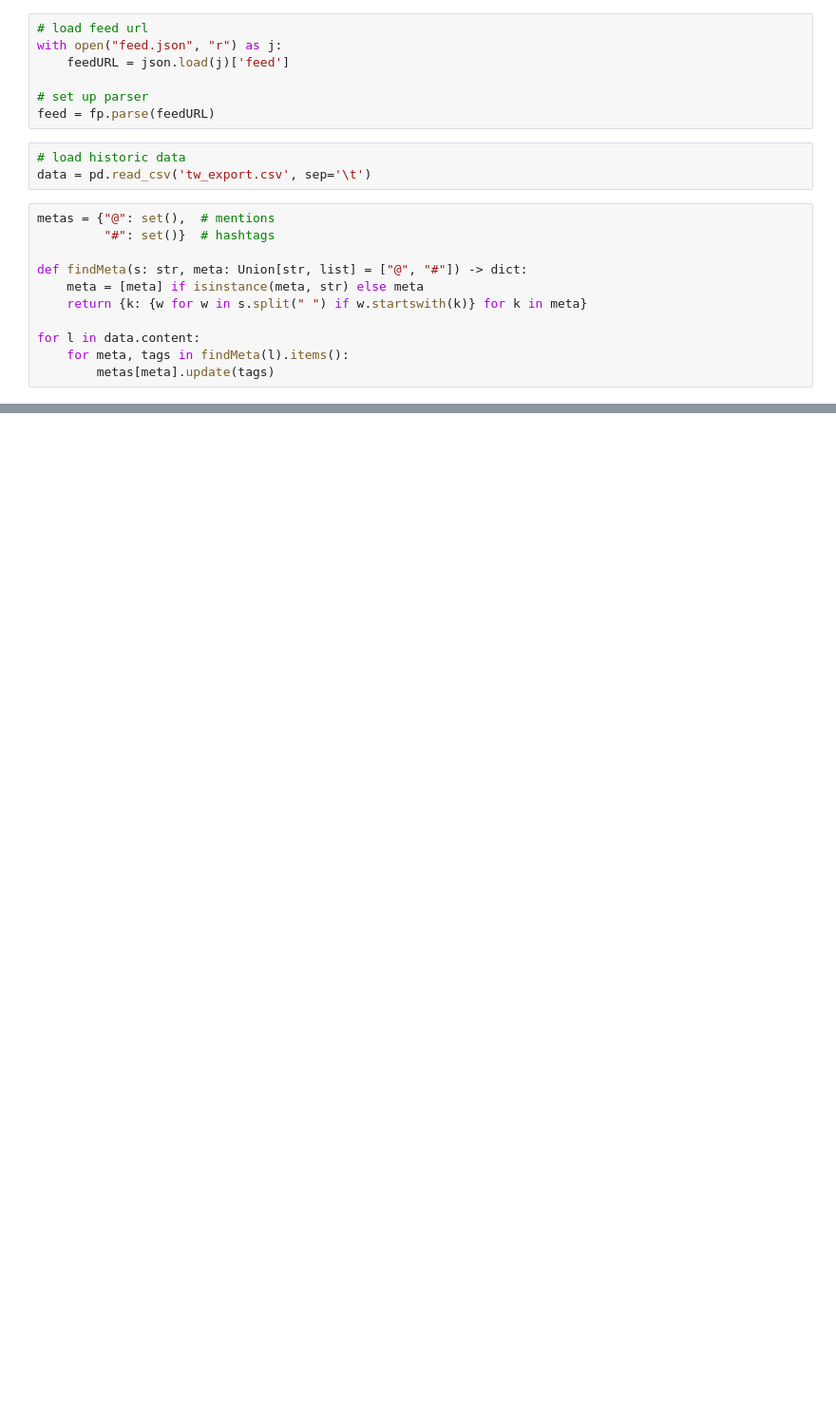
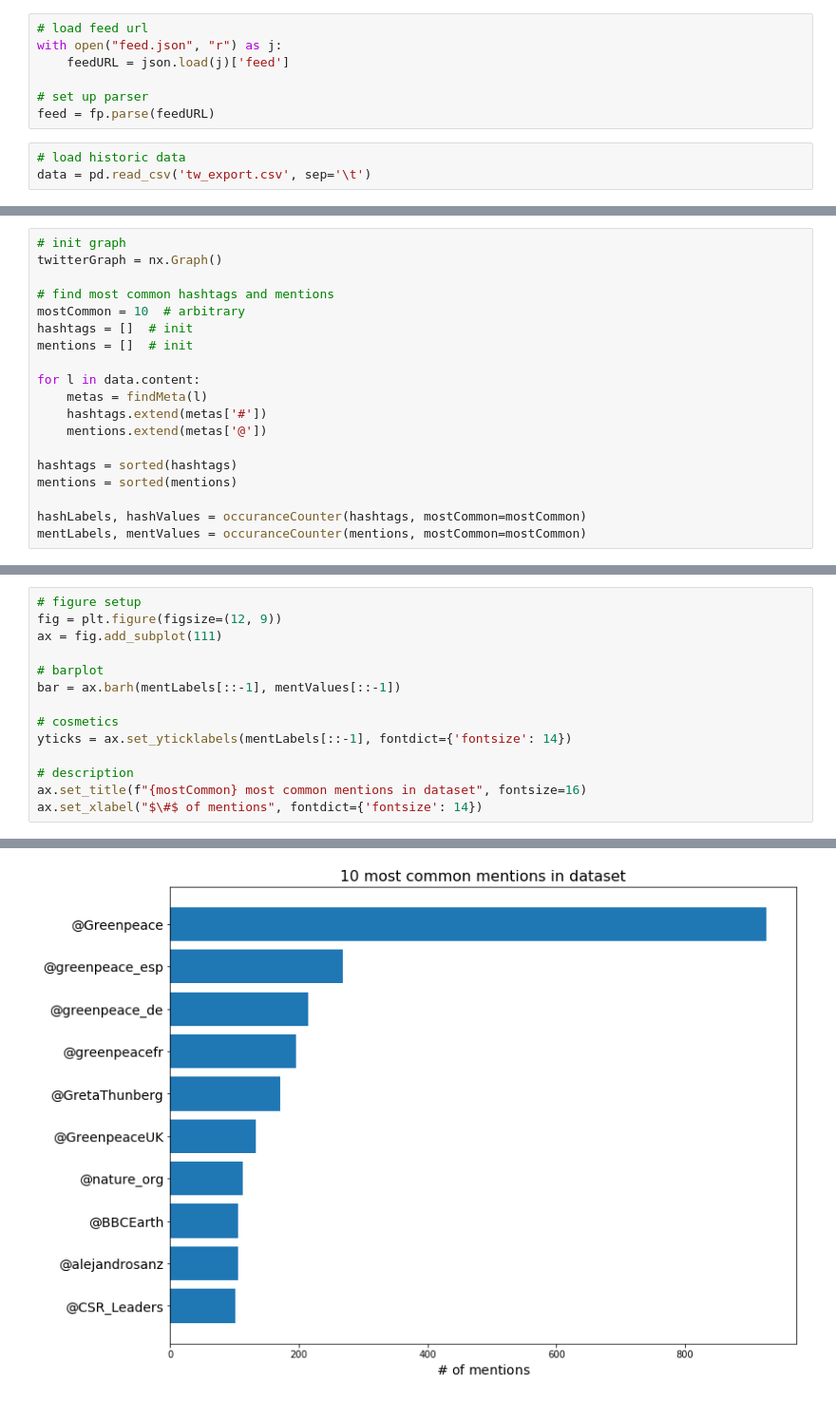
Before and after one commit to greenpeace/gpi-tl-networkAnalysis, a Jupyter notebook: networkAnalysis.ipynb, the cells around one changed output, grey strips where cells are left out. Shown at 95% size. Cells and saved outputs as stored; diff of their text form; blank space fills up the shorter version.

```diff
--- a/networkAnalysis.ipynb
+++ b/networkAnalysis.ipynb
@@ -26,14 +35,3 @@ feed = fp.parse(feedURL)
 # %%
 # load historic data
 data = pd.read_csv('tw_export.csv', sep='\t')
-# %%
-metas = {"@": set(),  # mentions
-         "#": set()}  # hashtags
-
-def findMeta(s: str, meta: Union[str, list] = ["@", "#"]) -> dict:
-    meta = [meta] if isinstance(meta, str) else meta
-    return {k: {w for w in s.split(" ") if w.startswith(k)} for k in meta}
-
-for l in data.content:
-    for meta, tags in findMeta(l).items():
-        metas[meta].update(tags)
@@ -43,0 +82,19 @@ len(data.content)
+# %%
+# init graph
+twitterGraph = nx.Graph()
+
+# find most common hashtags and mentions
+mostCommon = 10  # arbitrary
+hashtags = []  # init
+mentions = []  # init
+
+for l in data.content:
+    metas = findMeta(l)
+    hashtags.extend(metas['#'])
+    mentions.extend(metas['@'])
+
+hashtags = sorted(hashtags)
+mentions = sorted(mentions)
+
+hashLabels, hashValues = occuranceCounter(hashtags, mostCommon=mostCommon)
+mentLabels, mentValues = occuranceCounter(mentions, mostCommon=mostCommon)
@@ -43,0 +103,15 @@ len(data.content)
+# %%
+# figure setup
+fig = plt.figure(figsize=(12, 9))
+ax = fig.add_subplot(111)
+
+# barplot
+bar = ax.barh(mentLabels[::-1], mentValues[::-1])
+
+# cosmetics
+yticks = ax.set_yticklabels(mentLabels[::-1], fontdict={'fontsize': 14})
+
+# description
+ax.set_title(f"{mostCommon} most common mentions in dataset", fontsize=16)
+ax.set_xlabel("$\#$ of mentions", fontdict={'fontsize': 14})
+# %% [output]
@@ -43,0 +119 @@ len(data.content)
+[figure, added]
```
Also changed, not shown: parts of 24 cells of this notebook.
